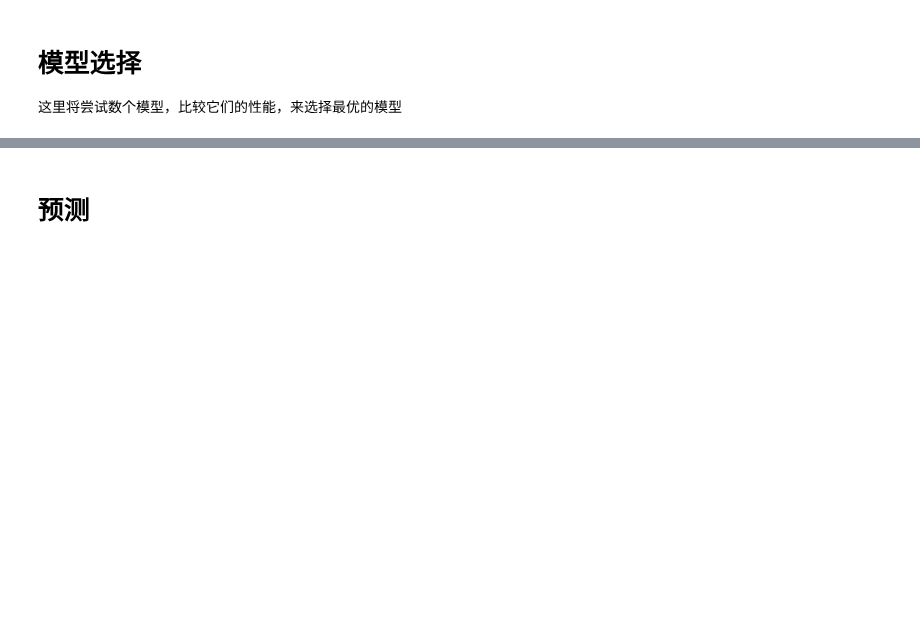
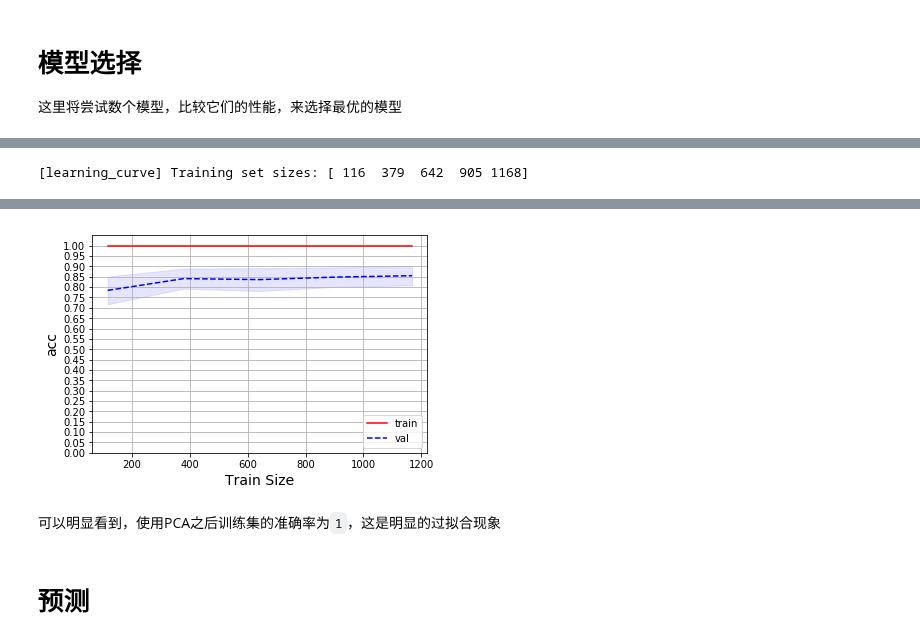
Before and after one commit to coldJune/machineLearning, a Jupyter notebook: kaggle/Predict House Prices.ipynb, the cells around one changed output, grey strips where cells are left out. Cells and saved outputs as stored; diff of their text form; code cells hidden in the pictures; blank space fills up the shorter version.

```diff
--- a/kaggle/Predict House Prices.ipynb
+++ b/kaggle/Predict House Prices.ipynb
@@ -194,19 +295,18 @@ x_train = full_pipeline.fit_transform(x_train)
 # %%
 from sklearn.decomposition import KernelPCA
-from sklearn.linear_model import LinearRegression
 from sklearn.model_selection import GridSearchCV
-lr_pipeline = Pipeline([
+lr_with_kpca_pipeline = Pipeline([
     ('kpca', KernelPCA()),
     ('lr', LinearRegression())
 ])
 
-lr_param = {
-    'kpca__gamma': np.linspace(0.01, 0.1, 10),
-    'kpca__kernel': ['rbf', 'sigmoid'],
-    'lr__normalize': [False]
+lr_with_kpca_param = {
+    'kpca__gamma': np.linspace(0.001, 0.03, 10),
+    'kpca__kernel': ['rbf', 'linear', 'poly'],
+    'lr__normalize': [False, True]
 }
 
-lr_grid_cv = GridSearchCV(lr_pipeline, param_grid=lr_param, cv=3,
+lr_with_kpca_grid_cv = GridSearchCV(lr_with_kpca_pipeline, param_grid=lr_with_kpca_param, cv=3,
                           verbose=True, n_jobs=-1, iid=True)
-lr_grid_cv.fit(x_train, y_train)
+lr_with_kpca_grid_cv.fit(x_train, y_train)
 # %% [output]
@@ -236,10 +339,8 @@ lr_grid_cv.best_score_
 # %%
-from sklearn.model_selection import cross_val_predict
-from sklearn.metrics import mean_squared_error
-lr = lr_grid_cv.best_estimator_
-lr_pred = cross_val_predict(lr, x_train, y_train,
+lr_with_kpca = lr_with_kpca_grid_cv.best_estimator_
+lr_with_kpca_pred = cross_val_predict(lr_with_kpca, x_train, y_train,
                             cv=3, verbose=True, n_jobs=-1)
-mse = mean_squared_error(y_train, lr_pred)
+mse = mean_squared_error(y_train, lr_with_kpca_pred)
 np.sqrt(mse)
 # %% [output]
 [Parallel(n_jobs=-1)]: Using backend LokyBackend with 4 concurrent workers.
@@ -247,0 +349,4 @@ np.sqrt(mse)
+# %%
+plot_learning_curve(lr_with_kpca, x_train, y_train)
+# %% [output]
+[learning_curve] Training set sizes: [ 116  379  642  905 1168]
@@ -248,3 +355,6 @@ np.sqrt(mse)
+[figure, added]
+# %% [markdown]
+可以明显看到，使用PCA之后训练集的准确率为`1`，这是明显的过拟合现象
 # %% [markdown]
 # 预测
 # %%
```
Also changed, not shown: parts of 21 cells of this notebook, 3 other files.
